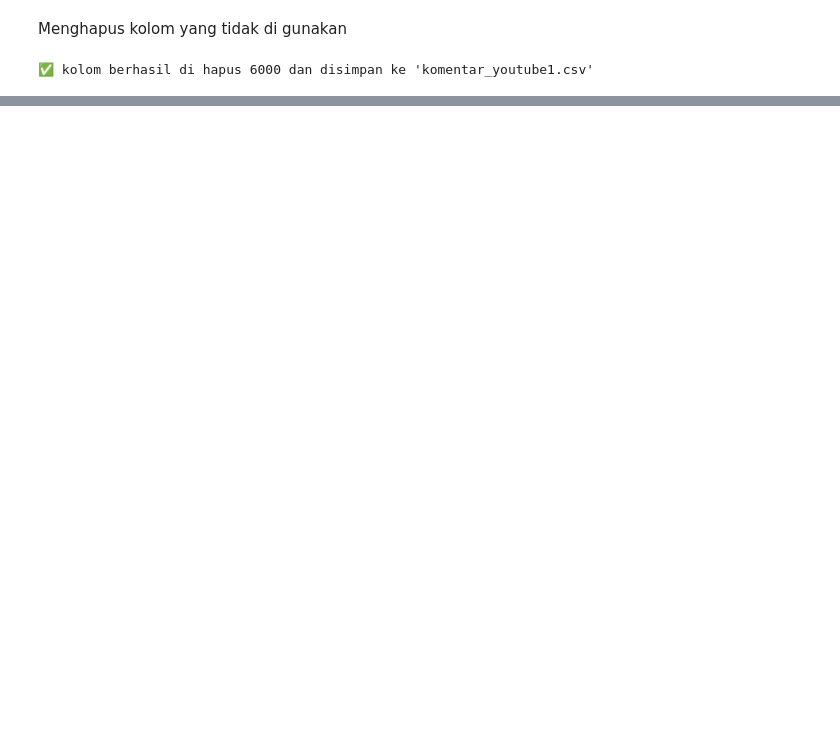
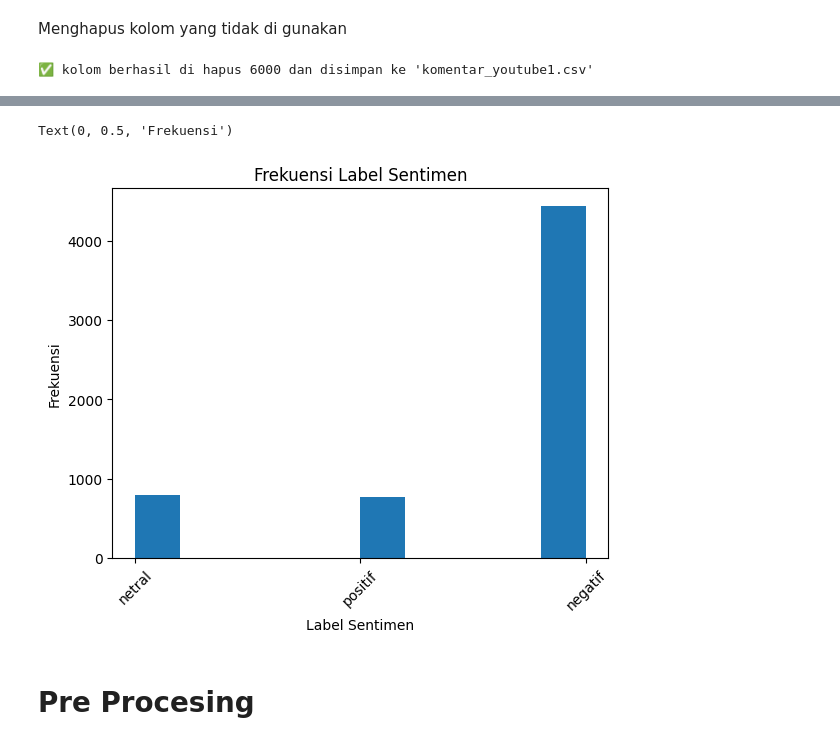
Before and after one commit to LIVECODING-2025/Saruto, a Jupyter notebook: Analisis_Sentimen.ipynb, the cells around one changed output, grey strips where cells are left out. Drawn from its saved outputs; the diff is of its cells as text; code cells hidden in the pictures; blank space fills up the shorter version.

```diff
--- a/Analisis_Sentimen.ipynb
+++ b/Analisis_Sentimen.ipynb
@@ -65,0 +93,10 @@ df.head()
+# %%
+# Mapping angka ke sentimen
+label_mapping = {
+    0: 'negatif',
+    1: 'netral',
+    2: 'positif'
+}
+
+# Terapkan ke kolom label
+df['label_sentiment'] = df['label'].map(label_mapping)
@@ -65,0 +112,11 @@ df.head()
+# %%
+plt.hist(df.label_sentiment)
+plt.xticks(rotation=45)
+plt.title('Frekuensi Label Sentimen')
+plt.xlabel('Label Sentimen')
+plt.ylabel('Frekuensi')
+# %% [output]
+Text(0, 0.5, 'Frekuensi')
+[figure, added]
+# %% [markdown]
+# **Pre Procesing**
```
Also changed, not shown: parts of 37 cells of this notebook.
